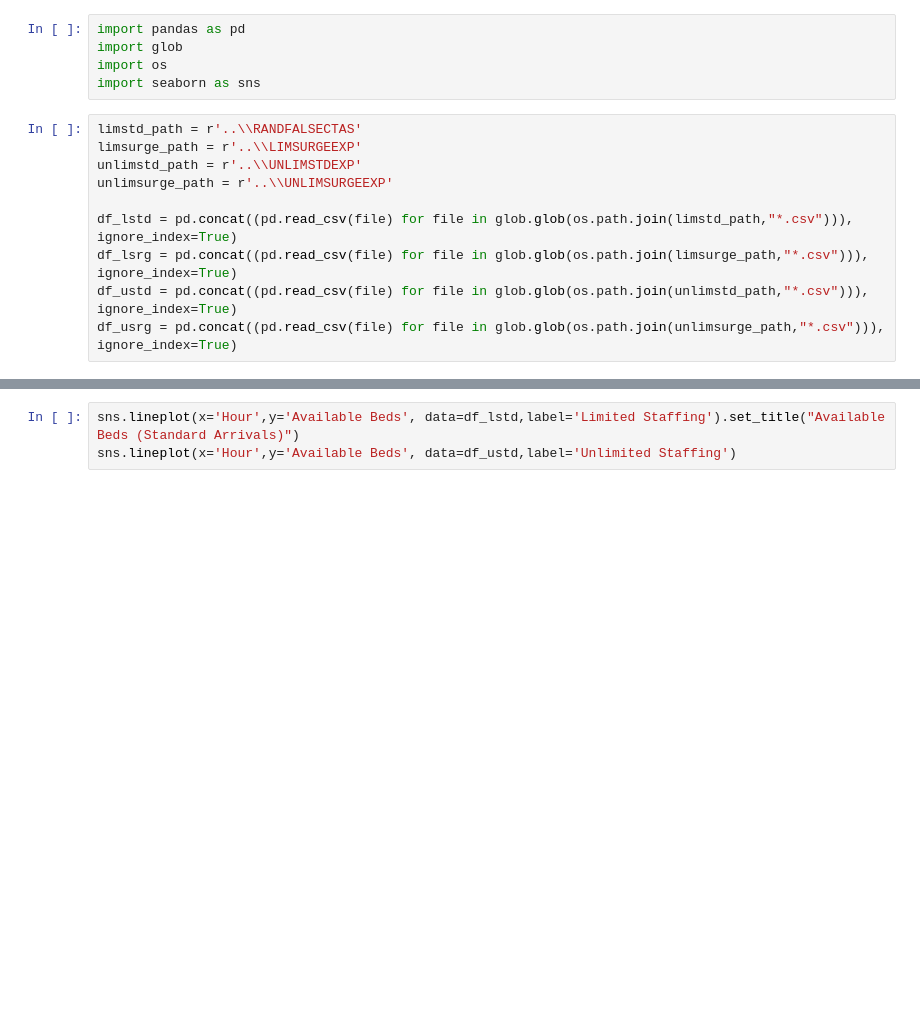
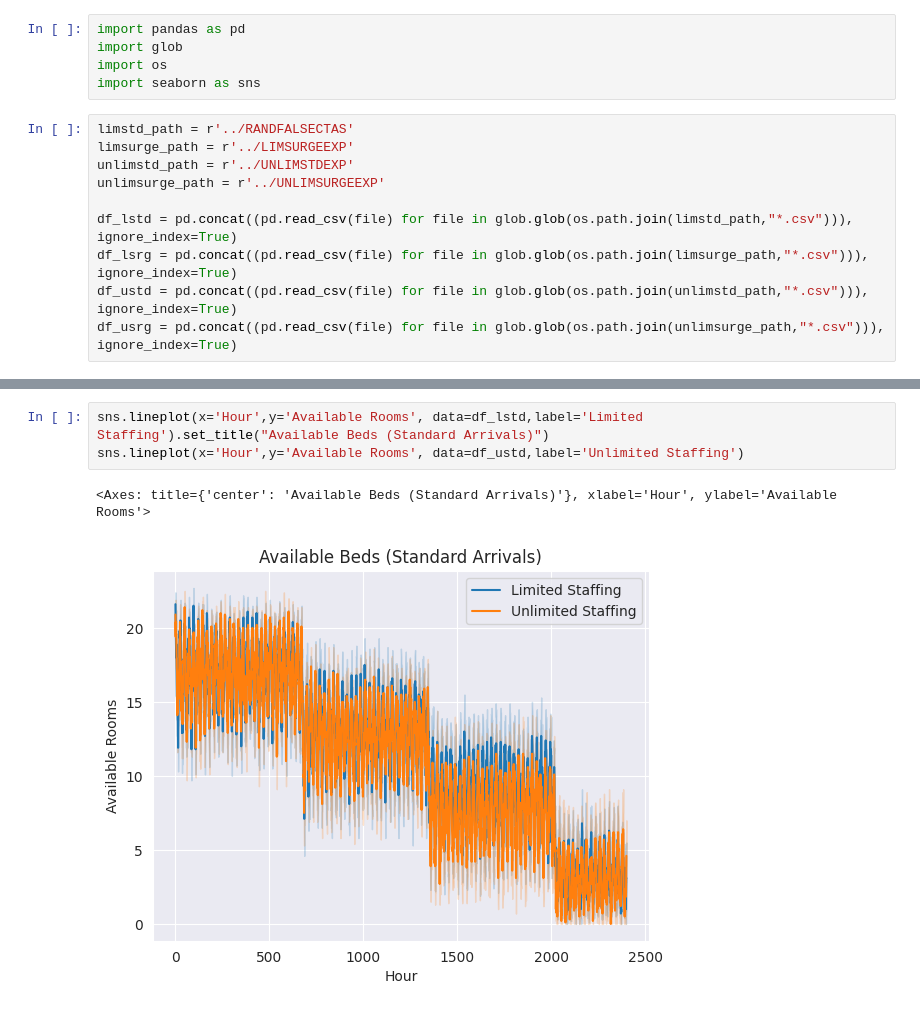
Before and after one commit to Tiimeeeyy/Project-2-2, a Jupyter notebook: data_analysis/exp1.ipynb, the cells around one changed output, grey strips where cells are left out. Cells and saved outputs as stored; diff of their text form; blank space fills up the shorter version.

```diff
--- a/data_analysis/exp1.ipynb
+++ b/data_analysis/exp1.ipynb
@@ -4,10 +4,10 @@ import glob
 import os
 import seaborn as sns
 # %%
-limstd_path = r'..\\RANDFALSECTAS'
-limsurge_path = r'..\\LIMSURGEEXP'
-unlimstd_path = r'..\\UNLIMSTDEXP'
-unlimsurge_path = r'..\\UNLIMSURGEEXP'
+limstd_path = r'../RANDFALSECTAS'
+limsurge_path = r'../LIMSURGEEXP'
+unlimstd_path = r'../UNLIMSTDEXP'
+unlimsurge_path = r'../UNLIMSURGEEXP'
 
 df_lstd = pd.concat((pd.read_csv(file) for file in glob.glob(os.path.join(limstd_path,"*.csv"))), ignore_index=True)
 df_lsrg = pd.concat((pd.read_csv(file) for file in glob.glob(os.path.join(limsurge_path,"*.csv"))), ignore_index=True)
@@ -22,6 +28,9 @@ sns.lineplot(x='Hour',y='Average Wait Time', data=df_ustd,label='Unlimited Staff
 # %%
-sns.lineplot(x='Hour',y='Available Beds', data=df_lstd,label='Limited Staffing').set_title("Available Beds (Standard Arrivals)")
-sns.lineplot(x='Hour',y='Available Beds', data=df_ustd,label='Unlimited Staffing')
+sns.lineplot(x='Hour',y='Available Rooms', data=df_lstd,label='Limited Staffing').set_title("Available Beds (Standard Arrivals)")
+sns.lineplot(x='Hour',y='Available Rooms', data=df_ustd,label='Unlimited Staffing')
+# %% [output]
+<Axes: title={'center': 'Available Beds (Standard Arrivals)'}, xlabel='Hour', ylabel='Available Rooms'>
+[figure, added]
 # %%
 sns.lineplot(x='Hour',y='Total Wait Time', data=df_lsrg,label='Limited Staffing').set_title("Total Wait Time (3rd-week Surge)")
 sns.lineplot(x='Hour',y='Total Wait Time', data=df_usrg,label='Unlimited Staffing')
```
Also changed, not shown: parts of 5 cells of this notebook, 6 other files.
